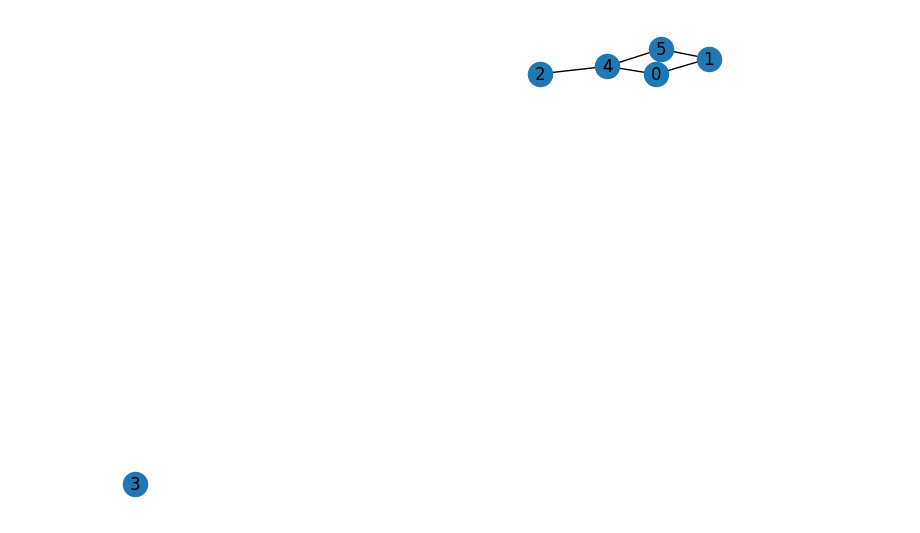
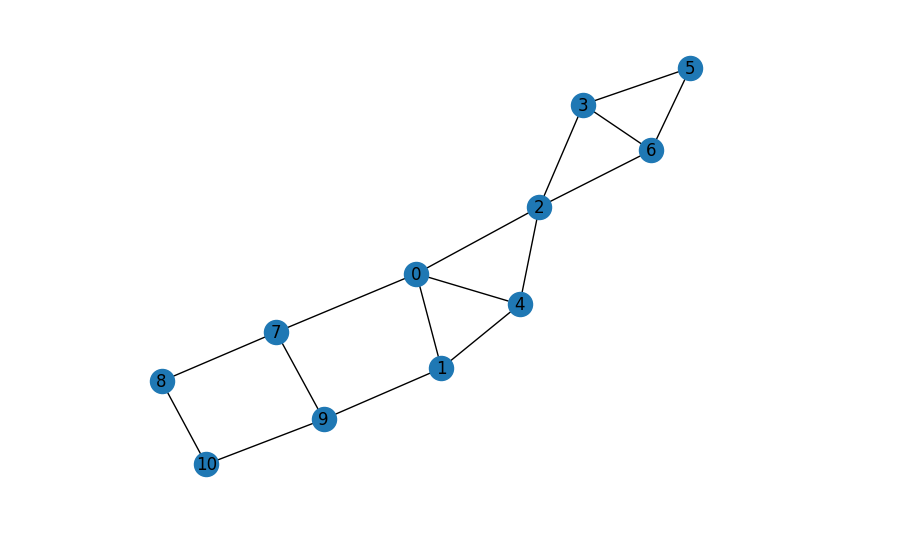
Before and after one commit to Smeidir/QAOA, a Jupyter notebook: tests.ipynb, the cells around one changed output. Drawn from its saved outputs; the diff is of its cells as text; code cells hidden in the pictures.

```diff
--- a/tests.ipynb
+++ b/tests.ipynb
@@ -7,8 +7,8 @@ from load_data import load_graph_from_csv
 # %%
 problem = MaxCutProblem()
 graph = problem.get_graph(6, create_random=True,random_weights=False)
-#graph = load_graph_from_csv('data/11_nodes_links_scand.csv')
+graph = load_graph_from_csv('data/11_nodes_links_scand.csv')
 draw_graph(graph, with_labels=True)
 # %% [output]
-[figure, old version]
+[figure, new version]
 # %%
```
Also changed, not shown: parts of 5 cells of this notebook, 3 other files.
